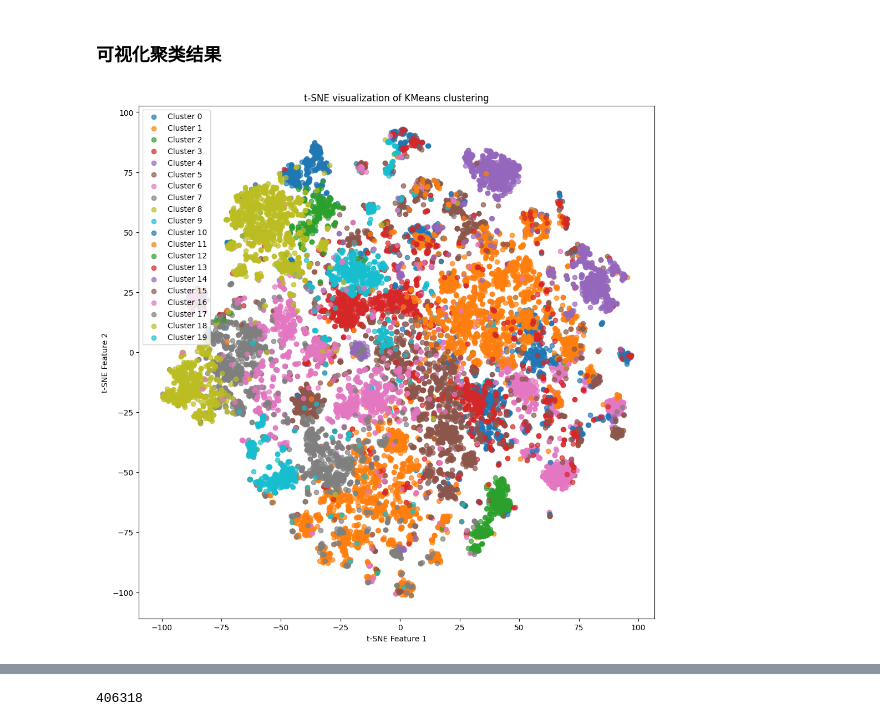
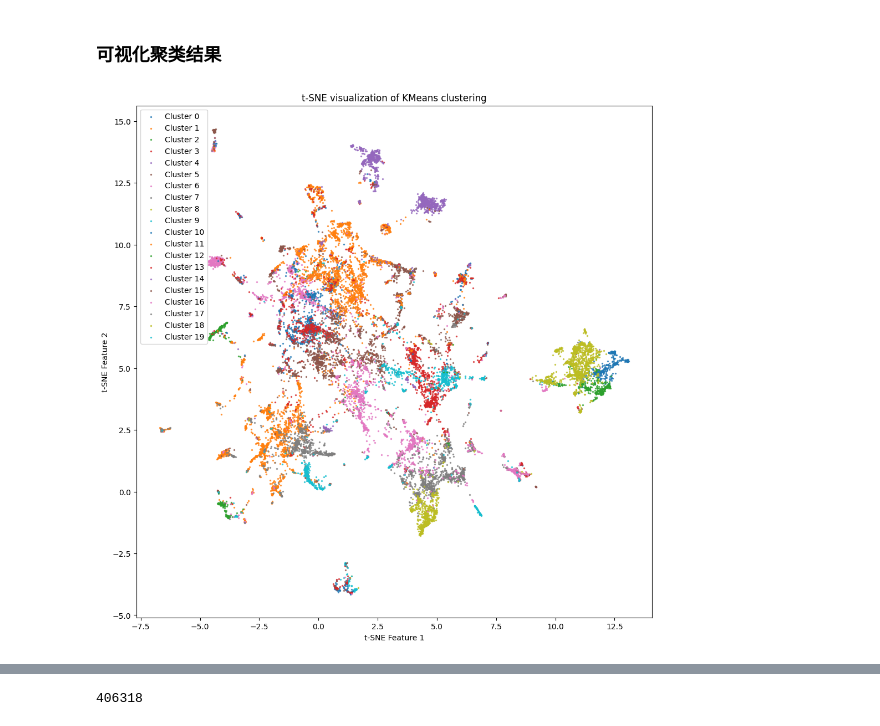
Before and after one commit to LEON-gittech/Cherry_LLM, a Jupyter notebook: non-iid.ipynb, the cells around one changed output, grey strips where cells are left out. Drawn from its saved outputs; the diff is of its cells as text; code cells hidden in the pictures.

```diff
--- a/non-iid.ipynb
+++ b/non-iid.ipynb
@@ -85,11 +99,12 @@ labels = []
 for i, data in enumerate(datas):
     embedding = model.encode(data["instruction"])
     embeddings.extend(embedding)
-    labels.extend([i*len(embedding)])
+    labels.extend([i]*len(embedding))
 
-embeddins = np.array(embeddings)
-tsne_model = TSNE(n_components=2, random_state=0, metric='cosine')
-tsne_results = tsne_model.fit_transform(embeddings)
+embeddings = np.array(embeddings)
+labels = np.array(labels)
+umap_model = umap.UMAP(n_components=2, metric='cosine')
+umap_results = umap_model.fit_transform(embeddings)
 # 调整子图间距
 plt.tight_layout()
 # 展示所有子图
@@ -98,7 +113,7 @@ plt.show()
 plt.figure(figsize=(12, 12))
 for i in range(10):
     # 选择属于当前簇的点
-    points = tsne_results[labels == i]
+    points = umap_results[labels == i]
     # 绘制这些点，并用不同的颜色进行区分
     plt.scatter(points[:, 0], points[:, 1], label=f'Cluster {i}', s=2, alpha=0.7)
 
@@ -127,11 +148,10 @@ for i, data in enumerate(datas):
 
 embeddings = np.array(embeddings)
 labels = np.array(labels)
-t1 = time.time()
-tsne_model = TSNE(n_components=2, random_state=0, metric='cosine')
-tsne_results = tsne_model.fit_transform(embeddings)
-t2 = time.time()
-print(t2-t1)
+# tsne_model = TSNE(n_components=2, random_state=0, metric='cosine')
+# tsne_results = tsne_model.fit_transform(embeddings)
+umap_model = umap.UMAP(n_components=2, metric='cosine')
+umap_results = umap_model.fit_transform(embeddings)
 # 调整子图间距
 plt.tight_layout()
 # 展示所有子图
@@ -140,12 +160,9 @@ plt.show()
 plt.figure(figsize=(12, 12))
 for i in range(10):
     # 选择属于当前簇的点
-    points = tsne_results[labels == i]
+    points = umap_results[labels == i]
     # 绘制这些点，并用不同的颜色进行区分
-    t3 = time.time()
     plt.scatter(points[:, 0], points[:, 1], label=f'Cluster {i}', s=2, alpha=0.7)
-    t4 = time.time()
-    print(t4-t3)
 
 plt.title('t-SNE visualization of KMeans clustering')
 plt.xlabel('t-SNE Feature 1')
@@ -266,24 +291,23 @@ print(labels)
 ### 可视化聚类结果
 # %%
 # 使用 t-SNE 进行降维
-tsne = TSNE(n_components=2, random_state=0, metric='cosine')
-tsne_results = tsne.fit_transform(embeddings)
-
+umap_model = umap.UMAP(n_components=2, metric='cosine')
+umap_results = umap_model.fit_transform(embeddings)
 # 可视化聚类结果
 plt.figure(figsize=(12, 12))
 for i in range(k):
     # 选择属于当前簇的点
-    points = tsne_results[labels == i]
+    points = umap_results[labels == i]
     # 绘制这些点，并用不同的颜色进行区分
-    plt.scatter(points[:, 0], points[:, 1], label=f'Cluster {i}', alpha=0.7)
+    plt.scatter(points[:, 0], points[:, 1], label=f'Cluster {i}', s=2, alpha=0.7)
 
 plt.title('t-SNE visualization of KMeans clustering')
 plt.xlabel('t-SNE Feature 1')
 plt.ylabel('t-SNE Feature 2')
 plt.legend()
 plt.show()
 # %% [output]
-[figure, old version]
+[figure, new version]
 # %%
 # 为每个簇创建一个数据集列表
 local_datasets = []
```
Also changed, not shown: parts of 13 cells of this notebook.
